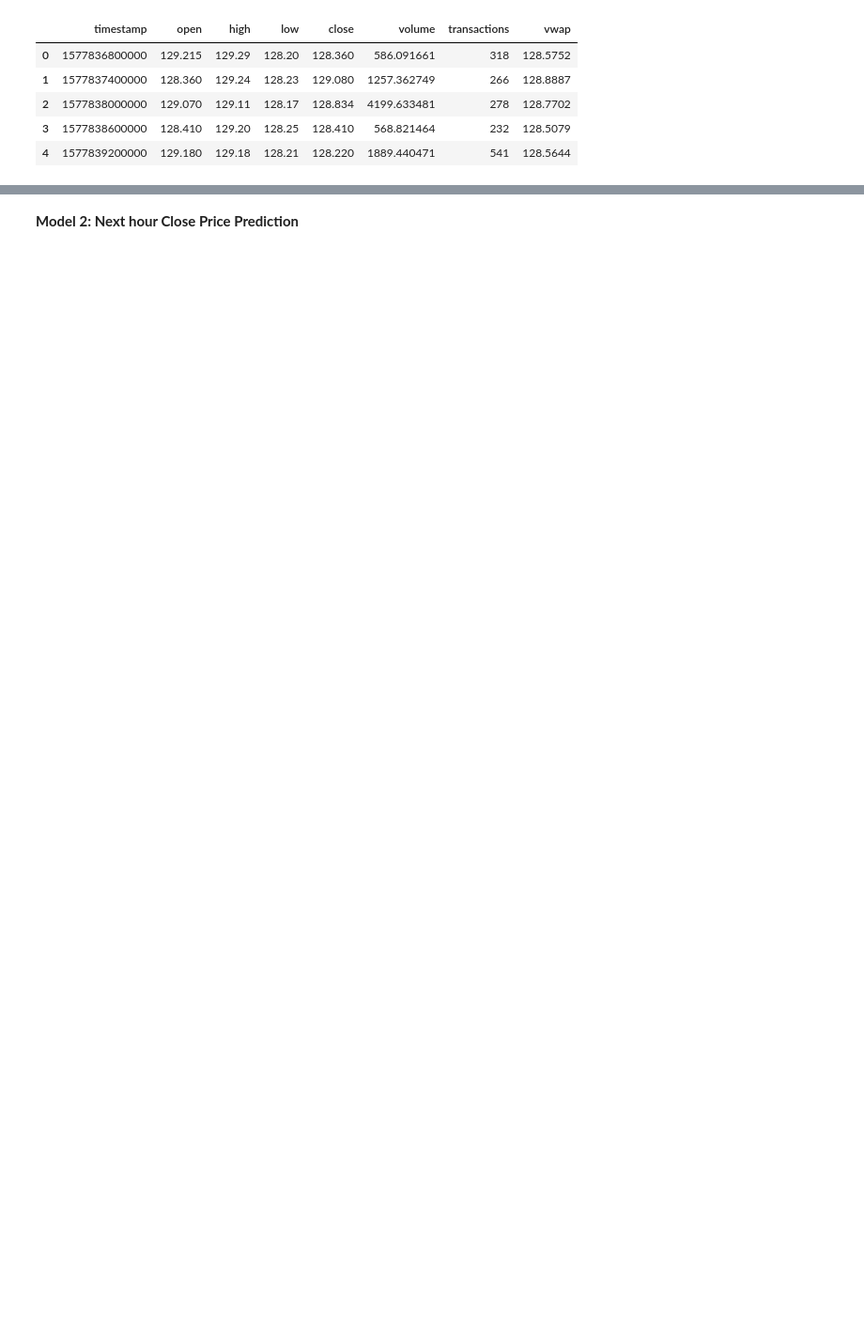
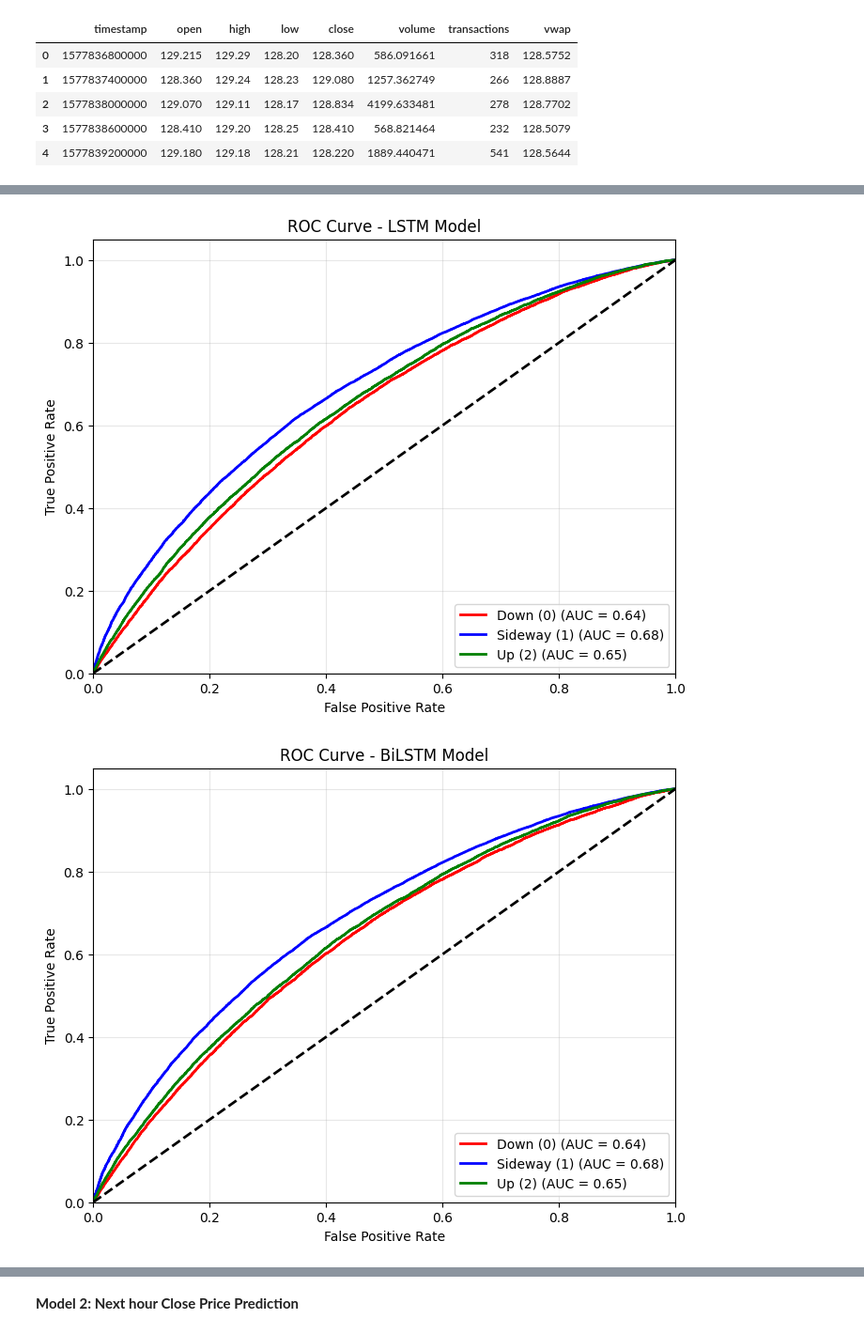
Before and after one commit to nishuchy/AI-works, a Jupyter notebook: Ethereum_Preictive_Modeling.ipynb, the cells around one changed output, grey strips where cells are left out. Shown at 94% size. Cells and saved outputs as stored; diff of their text form; code cells hidden in the pictures; blank space fills up the shorter version.

```diff
--- a/Ethereum_Preictive_Modeling.ipynb
+++ b/Ethereum_Preictive_Modeling.ipynb
@@ -117,6 +146,10 @@ def create_sequences(X, y, lookback=24):
 
 X_train_seq, y_train_seq = create_sequences(X_train_scaled, y_train)
 X_test_seq, y_test_seq = create_sequences(X_test_scaled, y_test)
+# %%
+from sklearn.utils import class_weight
+weights = class_weight.compute_class_weight('balanced', classes=np.unique(y_train_seq), y=y_train_seq)
+class_weights_dict = dict(enumerate(weights))
 # %%
 early_stop = EarlyStopping(
     monitor='val_loss',
@@ -145,6 +178,7 @@ lstm.fit(
     batch_size=64,
     validation_split=0.1,
     callbacks=[early_stop],
+    class_weight=class_weights_dict,
     verbose=1
 )
 # %% [output]
@@ -191,6 +217,7 @@ bilstm.fit(
     batch_size=64,
     validation_split=0.1,
     callbacks=[early_stop],
+    class_weight=class_weights_dict,
     verbose=1
 )
 # %% [output]
@@ -249,6 +273,7 @@ transformer.fit(
     batch_size=64,
     validation_split=0.1,
     callbacks=[early_stop],
+    class_weight=class_weights_dict,
     verbose=1
 )
 # %% [output]
@@ -296,0 +337,53 @@ weighted avg       0.54      0.64      0.52     63067
+# %%
+import matplotlib.pyplot as plt
+from sklearn.metrics import roc_curve, auc
+from sklearn.preprocessing import label_binarize
+import numpy as np
+
+def plot_multiclass_roc(y_test, model_probs, model_name):
+
+    y_test_bin = label_binarize(y_test, classes=[0, 1, 2])
+    n_classes = 3
+
+    fpr = dict()
+    tpr = dict()
+    roc_auc = dict()
+
+
+    for i in range(n_classes):
+        fpr[i], tpr[i], _ = roc_curve(y_test_bin[:, i], model_probs[:, i])
+        roc_auc[i] = auc(fpr[i], tpr[i])
+
+
+    plt.figure(figsize=(8, 6))
+    colors = ['red', 'blue', 'green']
+    class_labels = ['Down (0)', 'Sideway (1)', 'Up (2)']
+
+    for i, color in zip(range(n_classes), colors):
+        plt.plot(fpr[i], tpr[i], color=color, lw=2,
+                 label=f'{class_labels[i]} (AUC = {roc_auc[i]:.2f})')
+
+    plt.plot([0, 1], [0, 1], 'k--', lw=2) # ড্যাশ লাইন (Random Guess)
+    plt.xlim([0.0, 1.0])
+    plt.ylim([0.0, 1.05])
+    plt.xlabel('False Positive Rate')
+    plt.ylabel('True Positive Rate')
+    plt.title(f'ROC Curve - {model_name}')
+    plt.legend(loc="lower right")
+    plt.grid(alpha=0.3)
+    plt.show()
+
+
+plot_multiclass_roc(y_test_seq, lstm_probs, "LSTM Model")
+
+
+plot_multiclass_roc(y_test_seq, bilstm_probs, "BiLSTM Model")
+
+
+plot_multiclass_roc(y_test_seq, transformer_probs, "Transformer Model")
+
+
+plot_multiclass_roc(y_test_seq, final_probs, "Ensemble Model")
+# %% [output]
+[figure, added]
+[figure, added]
```
Also changed, not shown: parts of 24 cells of this notebook.
